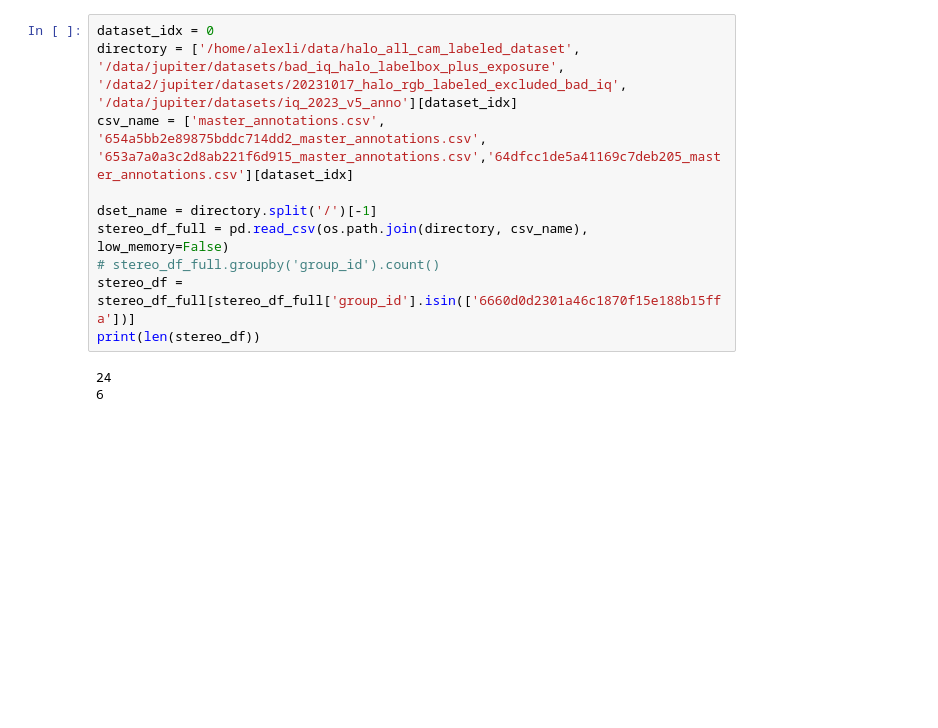
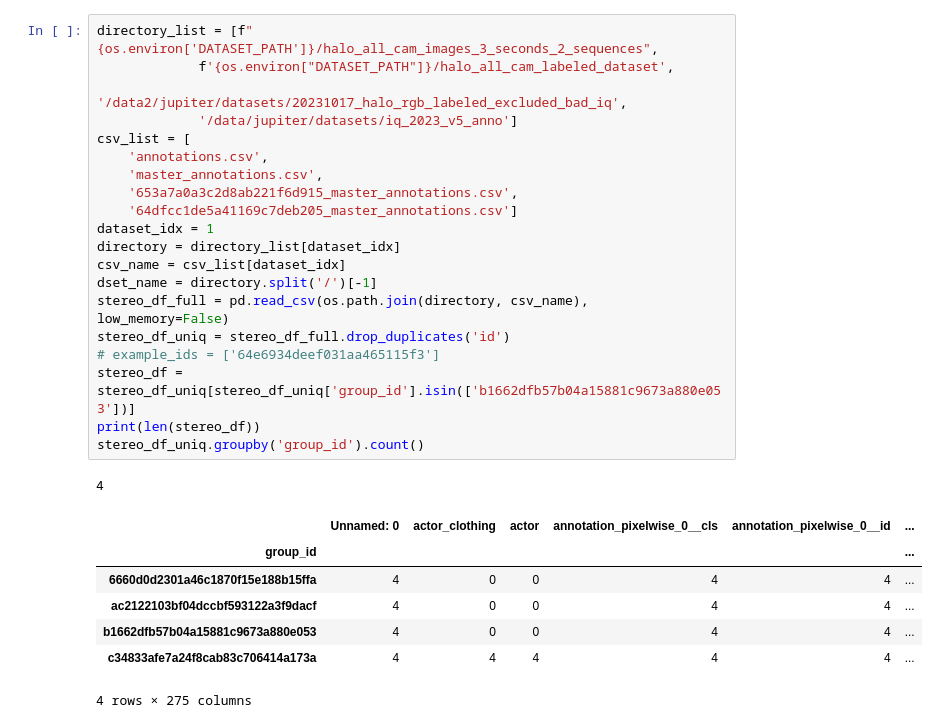
Before and after one commit to Alex17Li/scripts, a Jupyter notebook: notebooks/voxel/from_pointcloud.ipynb, the cells around one changed output. Cells and saved outputs as stored; diff of their text form; blank space fills up the shorter version.

```diff
--- a/notebooks/voxel/from_pointcloud.ipynb
+++ b/notebooks/voxel/from_pointcloud.ipynb
@@ -13,13 +98,29 @@ from dl.utils.config import DEFAULT_TONEMAP_PARAMS
 # %%
-dataset_idx = 0
-directory = ['/home/alexli/data/halo_all_cam_labeled_dataset', '/data/jupiter/datasets/bad_iq_halo_labelbox_plus_exposure', '/data2/jupiter/datasets/20231017_halo_rgb_labeled_excluded_bad_iq', '/data/jupiter/datasets/iq_2023_v5_anno'][dataset_idx]
-csv_name = ['master_annotations.csv', '654a5bb2e89875bddc714dd2_master_annotations.csv', '653a7a0a3c2d8ab221f6d915_master_annotations.csv','64dfcc1de5a41169c7deb205_master_annotations.csv'][dataset_idx]
-
+directory_list = [f"{os.environ['DATASET_PATH']}/halo_all_cam_images_3_seconds_2_sequences",
+             f'{os.environ["DATASET_PATH"]}/halo_all_cam_labeled_dataset',
+             '/data2/jupiter/datasets/20231017_halo_rgb_labeled_excluded_bad_iq',
+             '/data/jupiter/datasets/iq_2023_v5_anno']
+csv_list = [
+    'annotations.csv',
+    'master_annotations.csv',
+    '653a7a0a3c2d8ab221f6d915_master_annotations.csv',
+    '64dfcc1de5a41169c7deb205_master_annotations.csv']
+dataset_idx = 1
+directory = directory_list[dataset_idx]
+csv_name = csv_list[dataset_idx]
 dset_name = directory.split('/')[-1]
 stereo_df_full = pd.read_csv(os.path.join(directory, csv_name), low_memory=False)
-# stereo_df_full.groupby('group_id').count()
-stereo_df = stereo_df_full[stereo_df_full['group_id'].isin(['6660d0d2301a46c1870f15e188b15ffa'])]
+stereo_df_uniq = stereo_df_full.drop_duplicates('id')
+# example_ids = ['64e6934deef031aa465115f3']
+stereo_df = stereo_df_uniq[stereo_df_uniq['group_id'].isin(['b1662dfb57b04a15881c9673a880e053'])]
 print(len(stereo_df))
+stereo_df_uniq.groupby('group_id').count()
 # %% [output]
-24
-6
+4
+|  | Unnamed: 0 | actor_clothing | actor | annotation_pixelwise_0__cls | annotation_pixelwise_0__id | ... |
+| group_id |  |  |  |  |  | ... |
+| 6660d0d2301a46c1870f15e188b15ffa | 4 | 0 | 0 | 4 | 4 | ... |
+| ac2122103bf04dccbf593122a3f9dacf | 4 | 0 | 0 | 4 | 4 | ... |
+| b1662dfb57b04a15881c9673a880e053 | 4 | 0 | 0 | 4 | 4 | ... |
+| c34833afe7a24f8cab83c706414a173a | 4 | 4 | 4 | 4 | 4 | ... |
+4 rows × 275 columns
```
Also changed, not shown: parts of 25 cells of this notebook, 10 other files.
